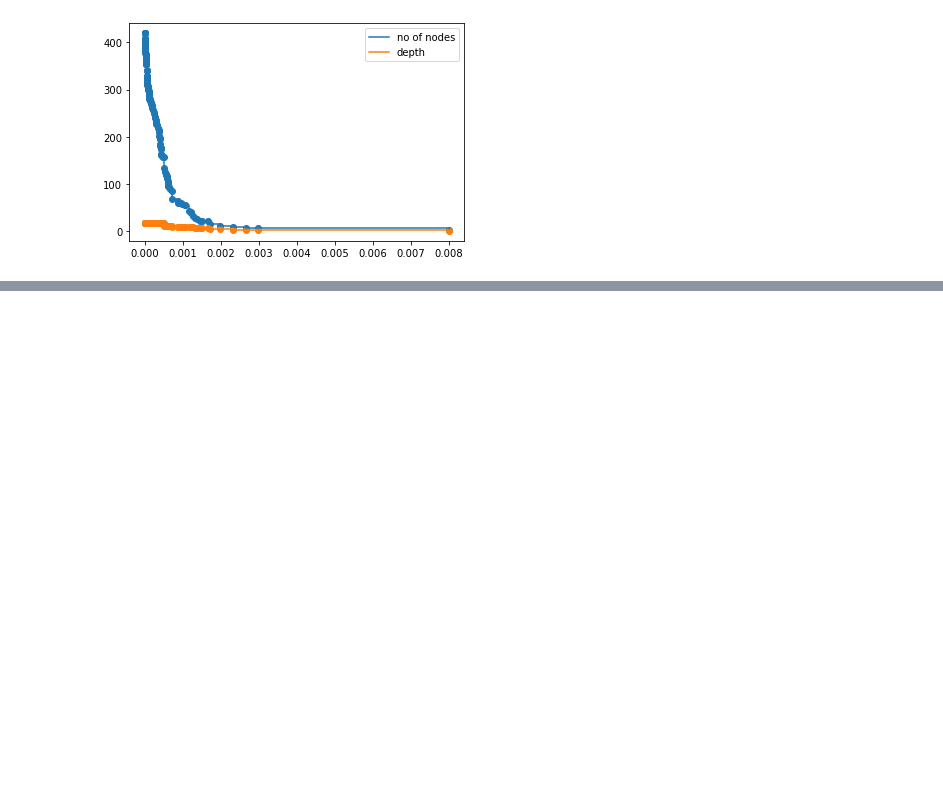
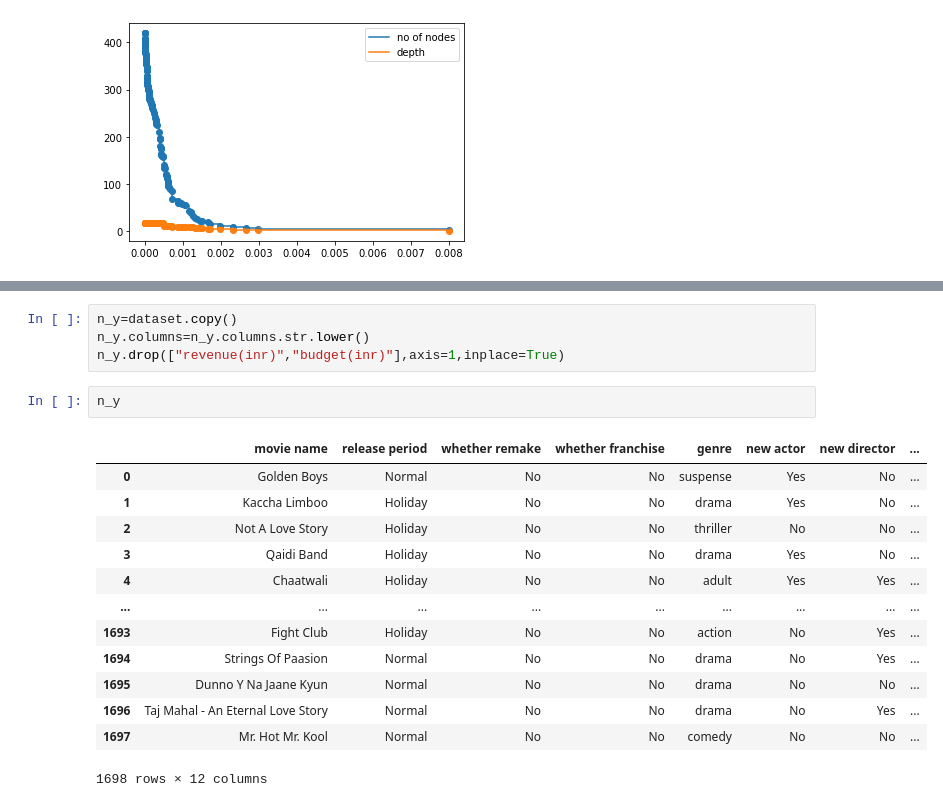
Before and after one commit to shreyanc07/comparitive-analysis-of-decision-tree-and-naive-bayes-model-for-classification, a Jupyter notebook: src/DMML_TASK_2/preprocessing.ipynb, the cells around one changed output, grey strips where cells are left out. Drawn from its saved outputs; the diff is of its cells as text; blank space fills up the shorter version.

```diff
--- a/src/DMML_TASK_2/preprocessing.ipynb
+++ b/src/DMML_TASK_2/preprocessing.ipynb
@@ -574,0 +593,20 @@ plot_tree(cos_, filled=True, rounded=True,
+# %%
+n_y=dataset.copy()
+n_y.columns=n_y.columns.str.lower()
+n_y.drop(["revenue(inr)","budget(inr)"],axis=1,inplace=True)
+# %%
+n_y
+# %% [output]
+|  | movie name | release period | whether remake | whether franchise | genre | new actor | new director | ... |
+| 0 | Golden Boys | Normal | No | No | suspense | Yes | No | ... |
+| 1 | Kaccha Limboo | Holiday | No | No | drama | Yes | No | ... |
+| 2 | Not A Love Story | Holiday | No | No | thriller | No | No | ... |
+| 3 | Qaidi Band | Holiday | No | No | drama | Yes | No | ... |
+| 4 | Chaatwali | Holiday | No | No | adult | Yes | Yes | ... |
+| ... | ... | ... | ... | ... | ... | ... | ... | ... |
+| 1693 | Fight Club | Holiday | No | No | action | No | Yes | ... |
+| 1694 | Strings Of Paasion | Normal | No | No | drama | No | Yes | ... |
+| 1695 | Dunno Y Na Jaane Kyun | Normal | No | No | drama | No | No | ... |
+| 1696 | Taj Mahal - An Eternal Love Story | Normal | No | No | drama | No | Yes | ... |
+| 1697 | Mr. Hot Mr. Kool | Normal | No | No | comedy | No | No | ... |
+1698 rows × 12 columns
```
Also changed, not shown: parts of 26 cells of this notebook.
